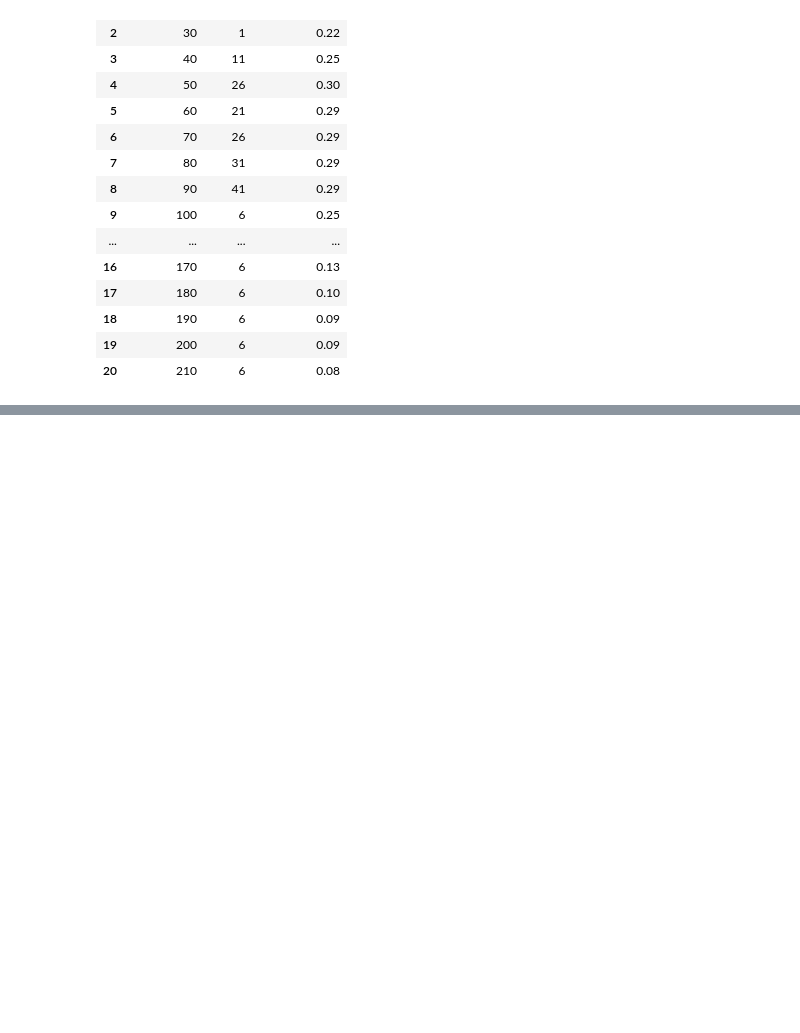
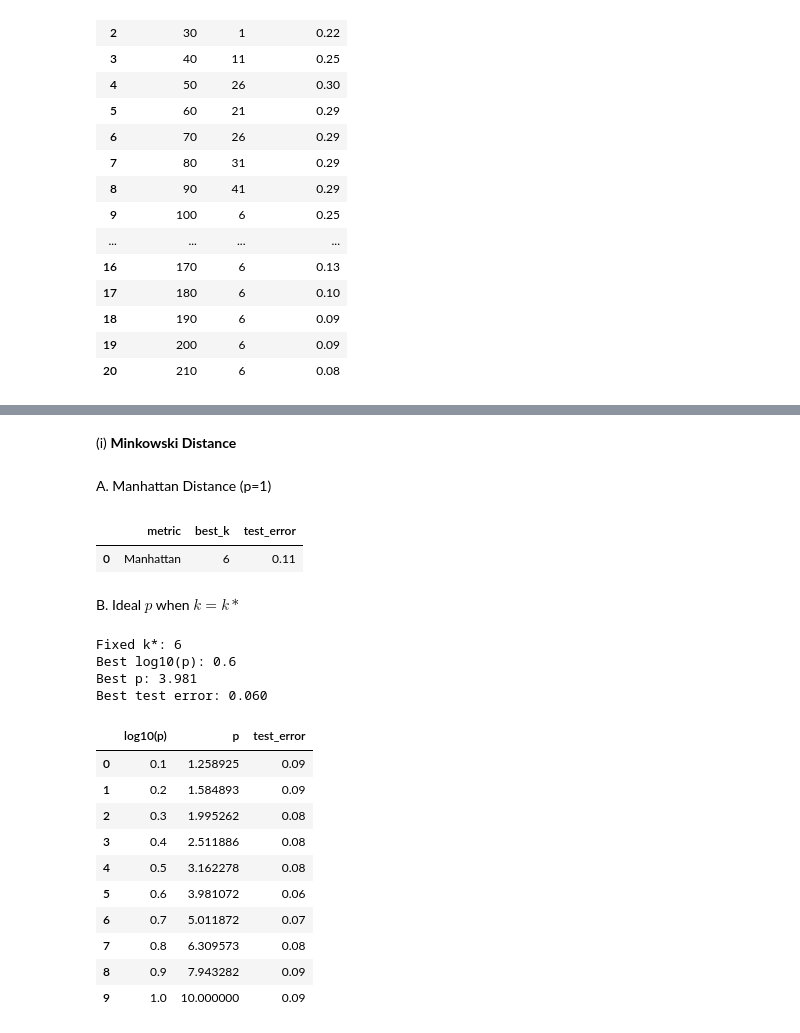
Before and after one commit to prathamaeron/DSCI-552-Assignments, a Jupyter notebook: assignment-01/notebooks/Aggarwal_Pratham_HW1.ipynb, the cells around one changed output, grey strips where cells are left out. Saved outputs shown, nothing was run; the diff lists cells and outputs as text; code cells hidden in the pictures; blank space fills up the shorter version.

```diff
--- a/assignment-01/notebooks/Aggarwal_Pratham_HW1.ipynb
+++ b/assignment-01/notebooks/Aggarwal_Pratham_HW1.ipynb
@@ -345,0 +348,79 @@ learning_curve_results
+# %% [markdown]
+(i) **Minkowski Distance**
+# %% [markdown]
+A. Manhattan Distance (p=1)
+# %%
+manhattan_k_values = list(range(1, 197, 5))
+manhattan_test_errors = []
+
+for k in manhattan_k_values:
+    manhattan_knn = KNeighborsClassifier(
+        n_neighbors=k,
+        metric='manhattan',
+    )
+    manhattan_knn.fit(X_train, y_train)
+    manhattan_test_errors.append(1 - manhattan_knn.score(X_test, y_test))
+
+best_manhattan_index = int(np.argmin(manhattan_test_errors))
+best_manhattan_k = manhattan_k_values[best_manhattan_index]
+best_manhattan_test_error = manhattan_test_errors[best_manhattan_index]
+
+manhattan_results = pd.DataFrame({
+    'metric': ['Manhattan'],
+    'best_k': [best_manhattan_k],
+    'test_error': [best_manhattan_test_error],
+})
+
+manhattan_results
+# %% [output]
+|  | metric | best_k | test_error |
+| 0 | Manhattan | 6 | 0.11 |
+# %% [markdown]
+B. Ideal $p$ when $k=k*$
+# %%
+log10_p_values = np.arange(0.1, 1.01, 0.1)
+minkowski_p_values = 10 ** log10_p_values
+minkowski_test_errors = []
+
+for p in minkowski_p_values:
+    minkowski_knn = KNeighborsClassifier(
+        n_neighbors=best_manhattan_k,
+        metric='minkowski',
+        p=p,
+    )
+    minkowski_knn.fit(X_train, y_train)
+    minkowski_test_errors.append(1 - minkowski_knn.score(X_test, y_test))
+
+best_minkowski_index = int(np.argmin(minkowski_test_errors))
+best_log10_p = log10_p_values[best_minkowski_index]
+best_minkowski_p = minkowski_p_values[best_minkowski_index]
+best_minkowski_test_error = minkowski_test_errors[best_minkowski_index]
+
+minkowski_results = pd.DataFrame({
+    'log10(p)': log10_p_values,
+    'p': minkowski_p_values,
+    'test_error': minkowski_test_errors,
+})
+
+print(f'Fixed k*: {best_manhattan_k}')
+print(f'Best log10(p): {best_log10_p:.1f}')
+print(f'Best p: {best_minkowski_p:.3f}')
+print(f'Best test error: {best_minkowski_test_error:.3f}')
+
+minkowski_results
+# %% [output]
+Fixed k*: 6
+Best log10(p): 0.6
+Best p: 3.981
+Best test error: 0.060
+|  | log10(p) | p | test_error |
+| 0 | 0.1 | 1.258925 | 0.09 |
+| 1 | 0.2 | 1.584893 | 0.09 |
+| 2 | 0.3 | 1.995262 | 0.08 |
+| 3 | 0.4 | 2.511886 | 0.08 |
+| 4 | 0.5 | 3.162278 | 0.08 |
+| 5 | 0.6 | 3.981072 | 0.06 |
+| 6 | 0.7 | 5.011872 | 0.07 |
+| 7 | 0.8 | 6.309573 | 0.08 |
+| 8 | 0.9 | 7.943282 | 0.09 |
+| 9 | 1.0 | 10.000000 | 0.09 |
```
Also changed, not shown: parts of 11 cells of this notebook.
